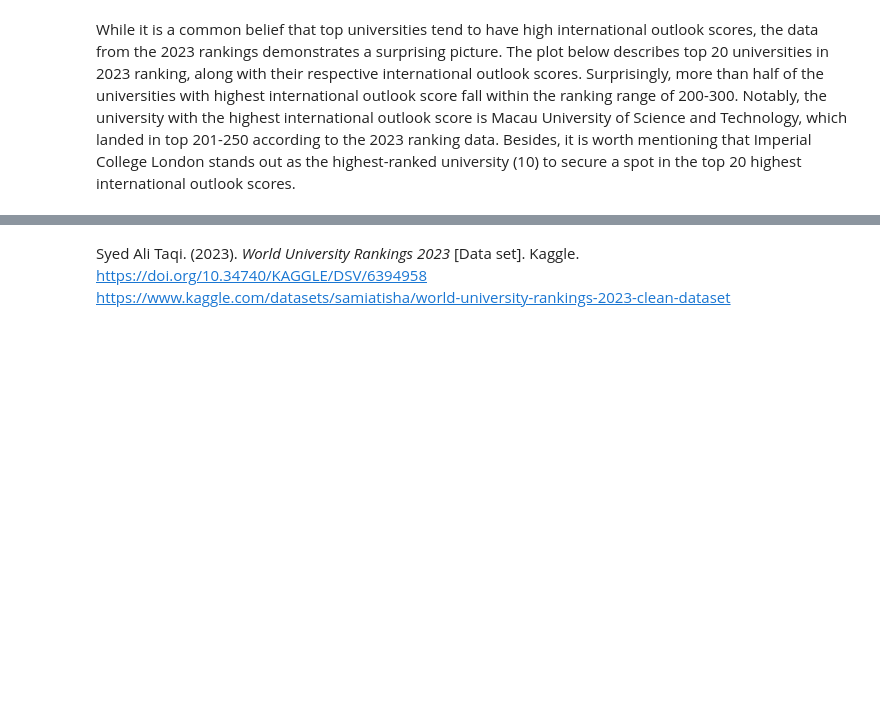
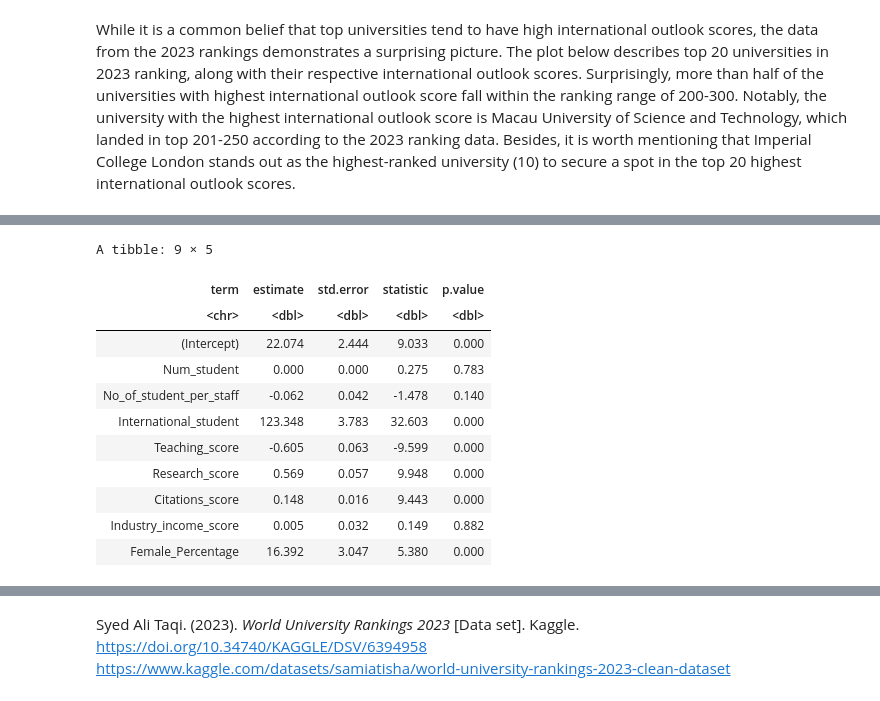
Before and after one commit to RayNguyent/STAT301-project, a Jupyter notebook: EDA.ipynb, the cells around one changed output, grey strips where cells are left out. Cells and saved outputs as stored; diff of their text form; code cells hidden in the pictures; blank space fills up the shorter version.

```diff
--- a/EDA.ipynb
+++ b/EDA.ipynb
@@ -247,0 +317,15 @@ top_uni_outlook %>% ggplot(aes(x=reorder(university_name, International_outlook_
+# %%
+tidy(prediction_model) %>% mutate_if(is.numeric, round, 3)
+# %% [output]
+A tibble: 9 × 5
+| term | estimate | std.error | statistic | p.value |
+| <chr> | <dbl> | <dbl> | <dbl> | <dbl> |
+| (Intercept) | 22.074 | 2.444 | 9.033 | 0.000 |
+| Num_student | 0.000 | 0.000 | 0.275 | 0.783 |
+| No_of_student_per_staff | -0.062 | 0.042 | -1.478 | 0.140 |
+| International_student | 123.348 | 3.783 | 32.603 | 0.000 |
+| Teaching_score | -0.605 | 0.063 | -9.599 | 0.000 |
+| Research_score | 0.569 | 0.057 | 9.948 | 0.000 |
+| Citations_score | 0.148 | 0.016 | 9.443 | 0.000 |
+| Industry_income_score | 0.005 | 0.032 | 0.149 | 0.882 |
+| Female_Percentage | 16.392 | 3.047 | 5.380 | 0.000 |
```
Also changed, not shown: parts of 26 cells of this notebook, 1 other file.
